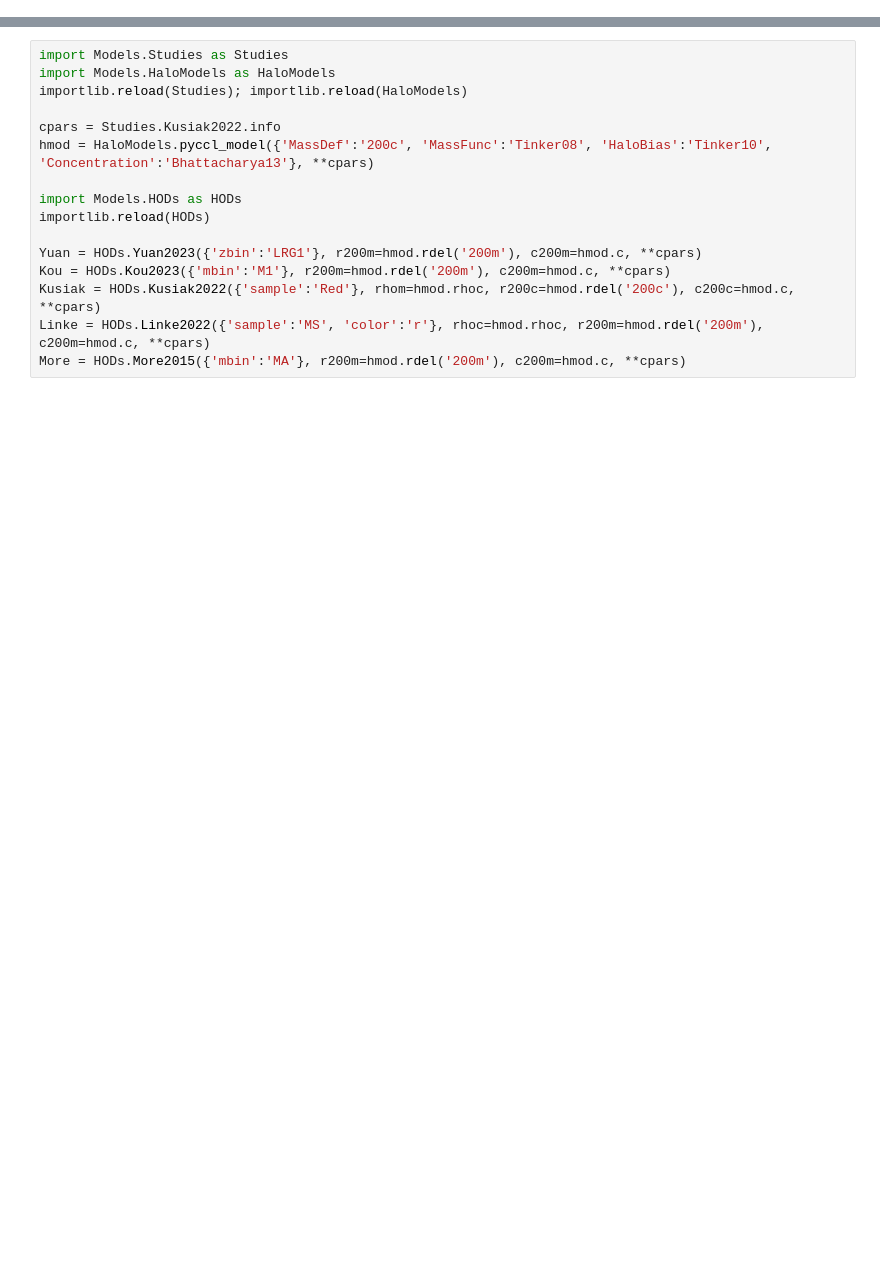
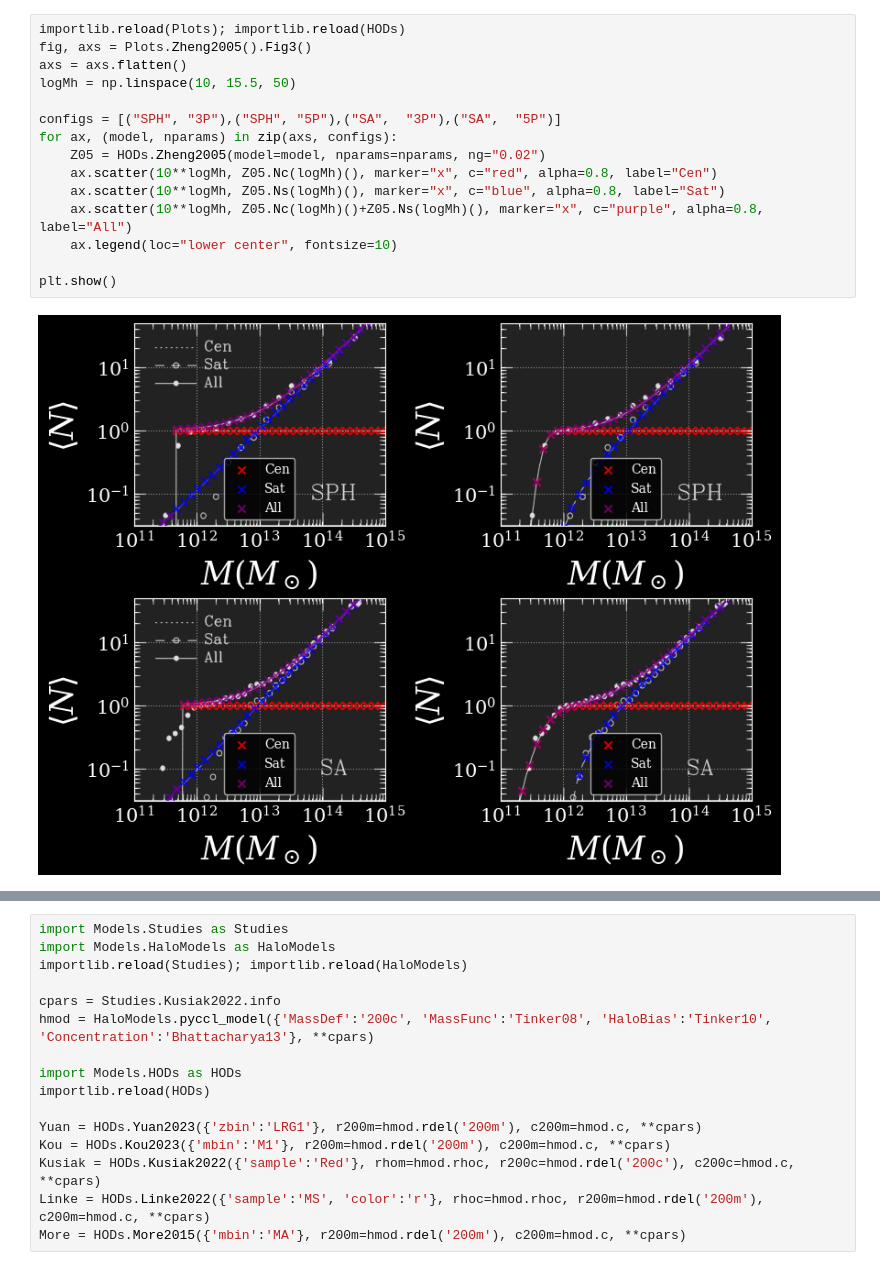
Before and after one commit to chadpopik/CAPPIBARAS, a Jupyter notebook: Models/HODsCheck.ipynb, the cells around one changed output, grey strips where cells are left out. Drawn from its saved outputs; the diff is of its cells as text; blank space fills up the shorter version.

```diff
--- a/Models/HODsCheck.ipynb
+++ b/Models/HODsCheck.ipynb
@@ -42,0 +54,17 @@ BOSSDR11 = HODs.More2015({'mbin':'MA'})
+# %%
+importlib.reload(Plots); importlib.reload(HODs)
+fig, axs = Plots.Zheng2005().Fig3()
+axs = axs.flatten()
+logMh = np.linspace(10, 15.5, 50)
+
+configs = [("SPH", "3P"),("SPH", "5P"),("SA",  "3P"),("SA",  "5P")]
+for ax, (model, nparams) in zip(axs, configs):
+    Z05 = HODs.Zheng2005(model=model, nparams=nparams, ng="0.02")
+    ax.scatter(10**logMh, Z05.Nc(logMh)(), marker="x", c="red", alpha=0.8, label="Cen")
+    ax.scatter(10**logMh, Z05.Ns(logMh)(), marker="x", c="blue", alpha=0.8, label="Sat")
+    ax.scatter(10**logMh, Z05.Nc(logMh)()+Z05.Ns(logMh)(), marker="x", c="purple", alpha=0.8, label="All")
+    ax.legend(loc="lower center", fontsize=10)
+
+plt.show()
+# %% [output]
+[figure, added]
```
Also changed, not shown: parts of 30 cells of this notebook, 31 other files.
